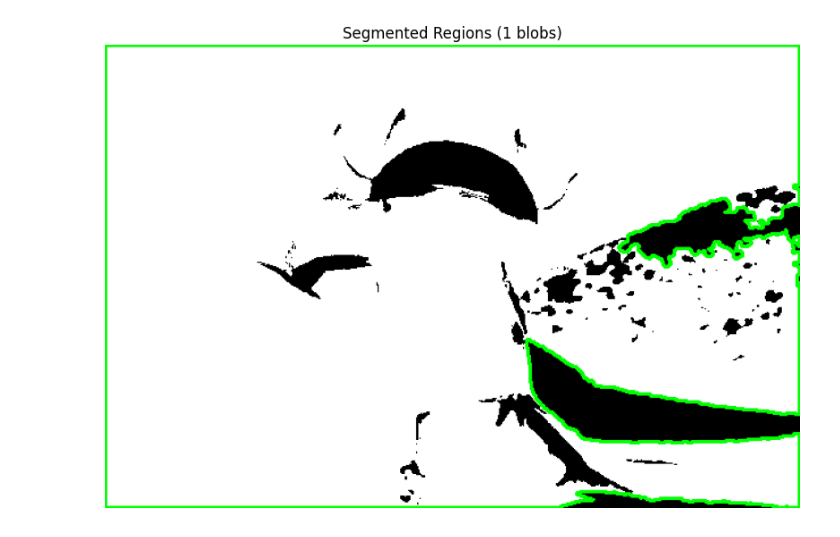
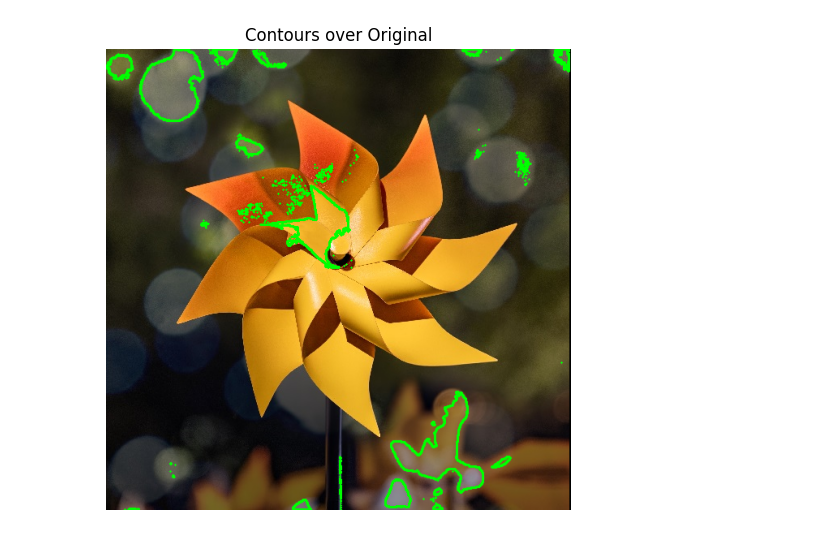
Before and after one commit to ItsTatsuya/Digital-Image-Video-Processing-Lab, a Jupyter notebook: Set-3/Question-7/qn7.ipynb, the cells around one changed output. Saved outputs shown, nothing was run; the diff lists cells and outputs as text; code cells hidden in the pictures.

```diff
--- a/Set-3/Question-7/qn7.ipynb
+++ b/Set-3/Question-7/qn7.ipynb
@@ -62,13 +132,15 @@ plt.show()
 # %%
-contours, _ = cv2.findContours(grown, cv2.RETR_EXTERNAL, cv2.CHAIN_APPROX_SIMPLE)
+# Draw contours per labeled region using the binary mask for accuracy
+vis_contours = image_color.copy()
+for lid in label_ids:
+    region_mask = (labels == lid).astype(np.uint8) * 255
+    contours, _ = cv2.findContours(region_mask, cv2.RETR_EXTERNAL, cv2.CHAIN_APPROX_SIMPLE)
+    cv2.drawContours(vis_contours, contours, -1, (0, 255, 0), 2)
 
-result = cv2.cvtColor(grown, cv2.COLOR_GRAY2BGR)
-cv2.drawContours(result, contours, -1, (0, 255, 0), 2)
-
-plt.figure(figsize=(10, 8))
-plt.imshow(cv2.cvtColor(result, cv2.COLOR_BGR2RGB))
-plt.title(f'Segmented Regions ({len(contours)} blobs)')
+plt.figure(figsize=(6,6))
+plt.imshow(cv2.cvtColor(vis_contours, cv2.COLOR_BGR2RGB))
+plt.title('Contours over Original')
 plt.axis('off')
 plt.show()
 # %% [output]
-[figure, old version]
+[figure, new version]
```
Also changed, not shown: parts of 3 cells of this notebook.
